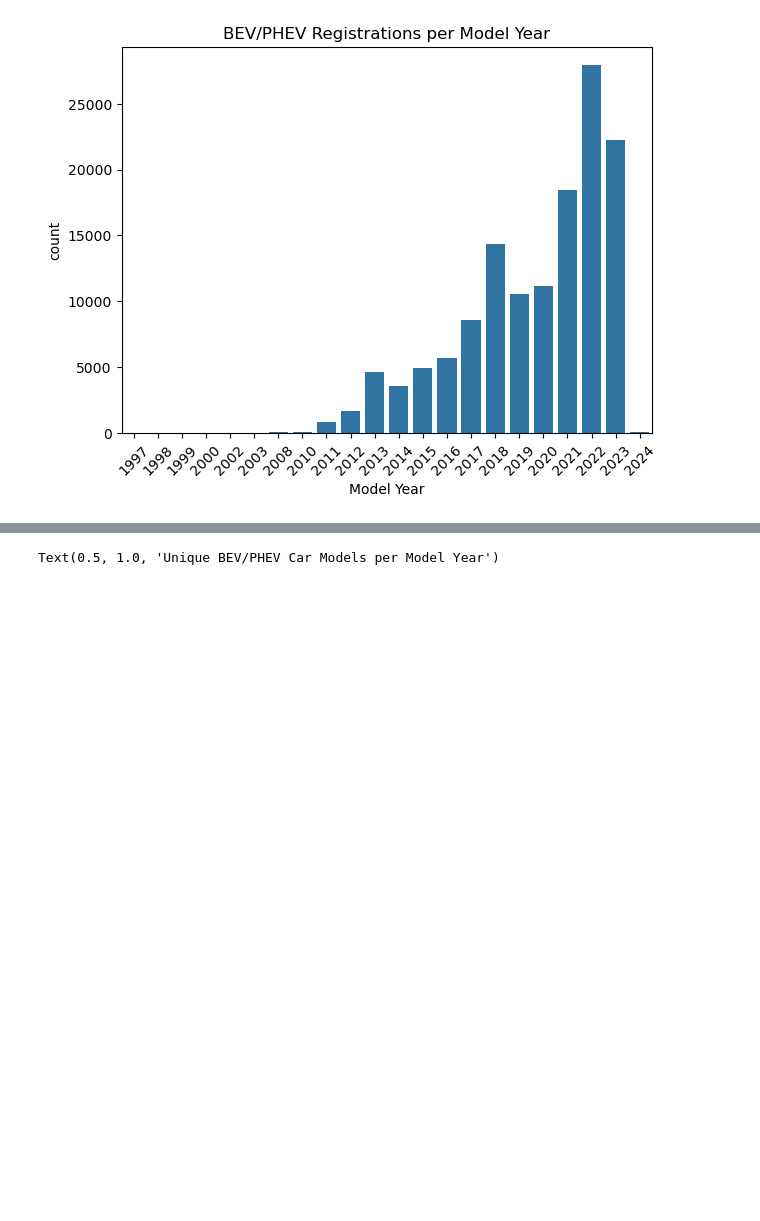
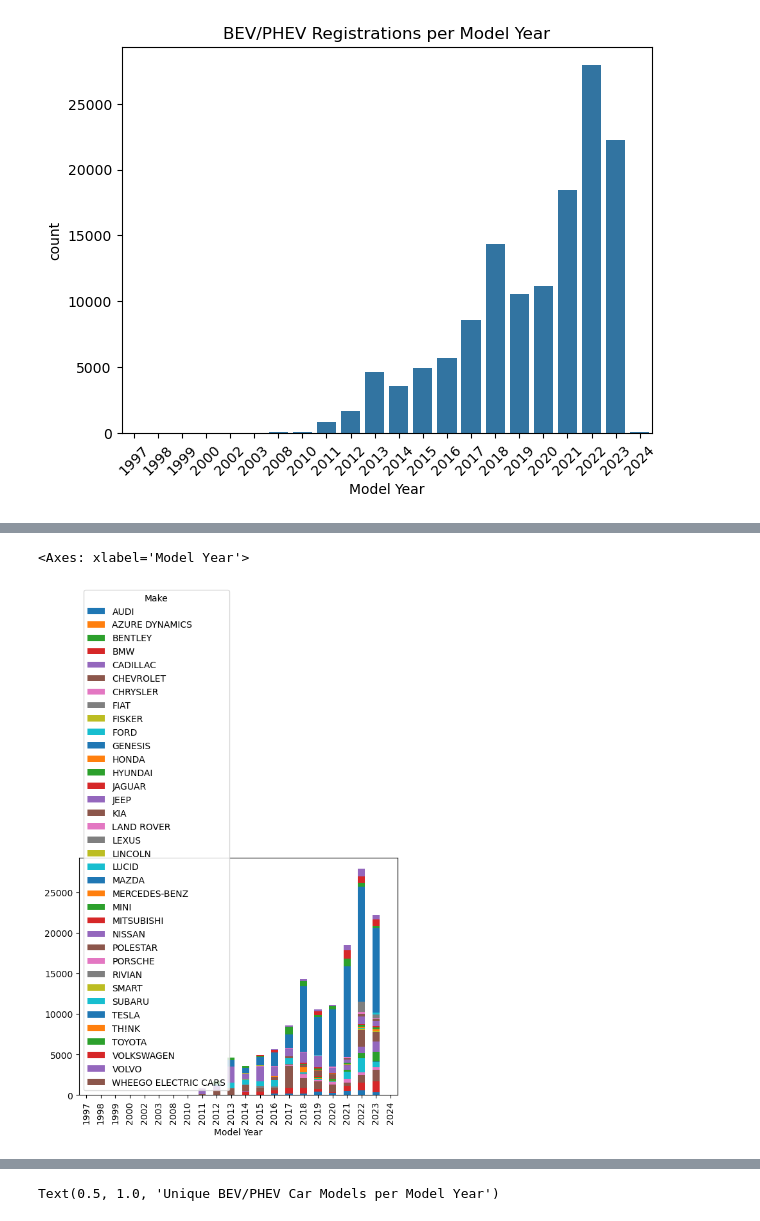
Before and after one commit to MichaelHowick/CS4580-EDA-Assignment, a Jupyter notebook: lk_notebook.ipynb, the cells around one changed output, grey strips where cells are left out. Cells and saved outputs as stored; diff of their text form; code cells hidden in the pictures; blank space fills up the shorter version.

```diff
--- a/lk_notebook.ipynb
+++ b/lk_notebook.ipynb
@@ -100,0 +124,4 @@ Text(0.5, 1.0, 'BEV/PHEV Registrations per Model Year')
+# %%
+# Groupby year and make with count. then unstack to pivot out of the series into a dataframe
+manufacturer_per_year = df.groupby(['Model Year', 'Make']).size().unstack()
+print(manufacturer_per_year)
@@ -100,0 +177,5 @@ Text(0.5, 1.0, 'BEV/PHEV Registrations per Model Year')
+# %%
+manufacturer_per_year.plot(kind='bar', stacked='True')
+# %% [output]
+<Axes: xlabel='Model Year'>
+[figure, added]
```
Also changed, not shown: parts of 12 cells of this notebook, 5 other files.
